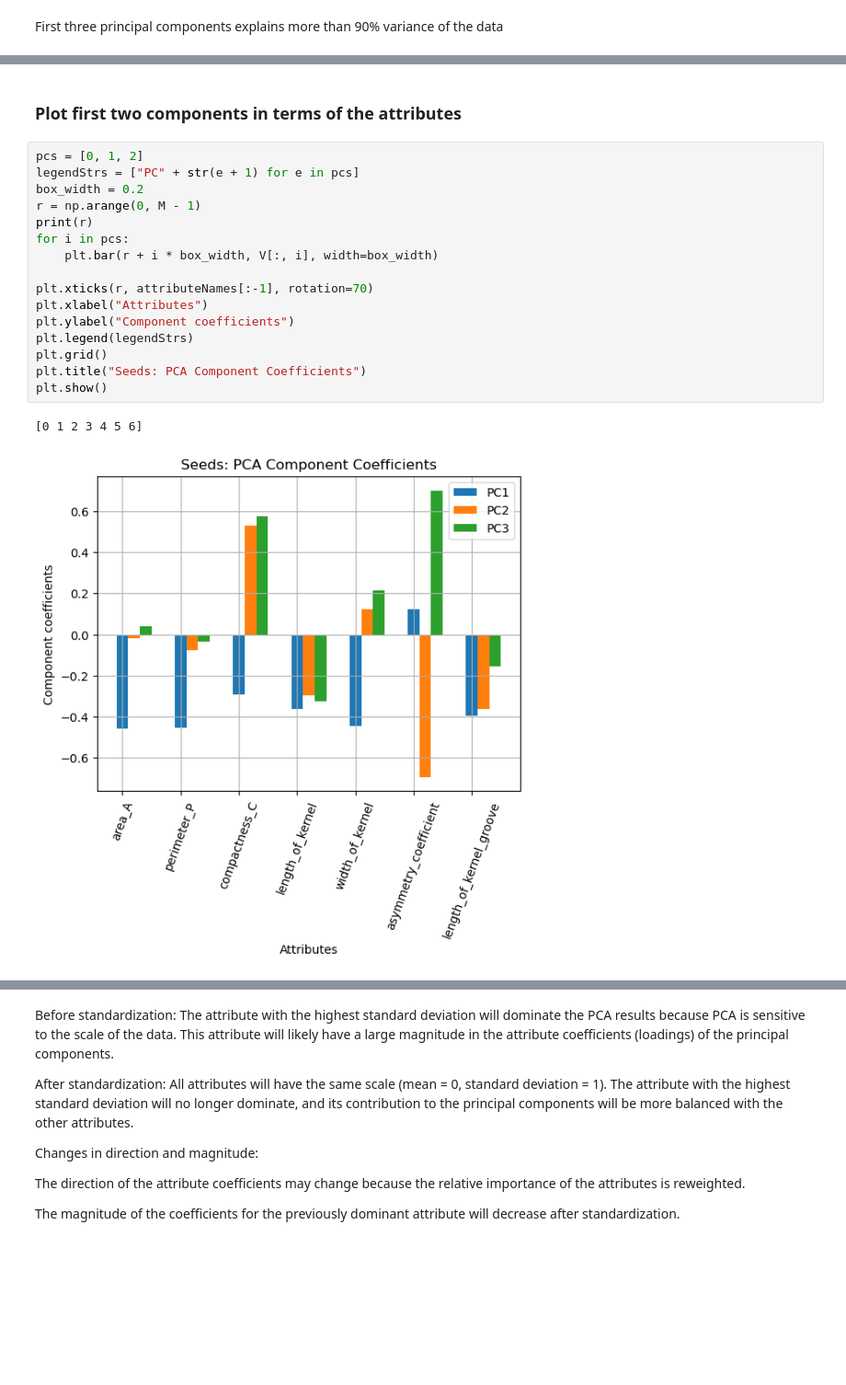
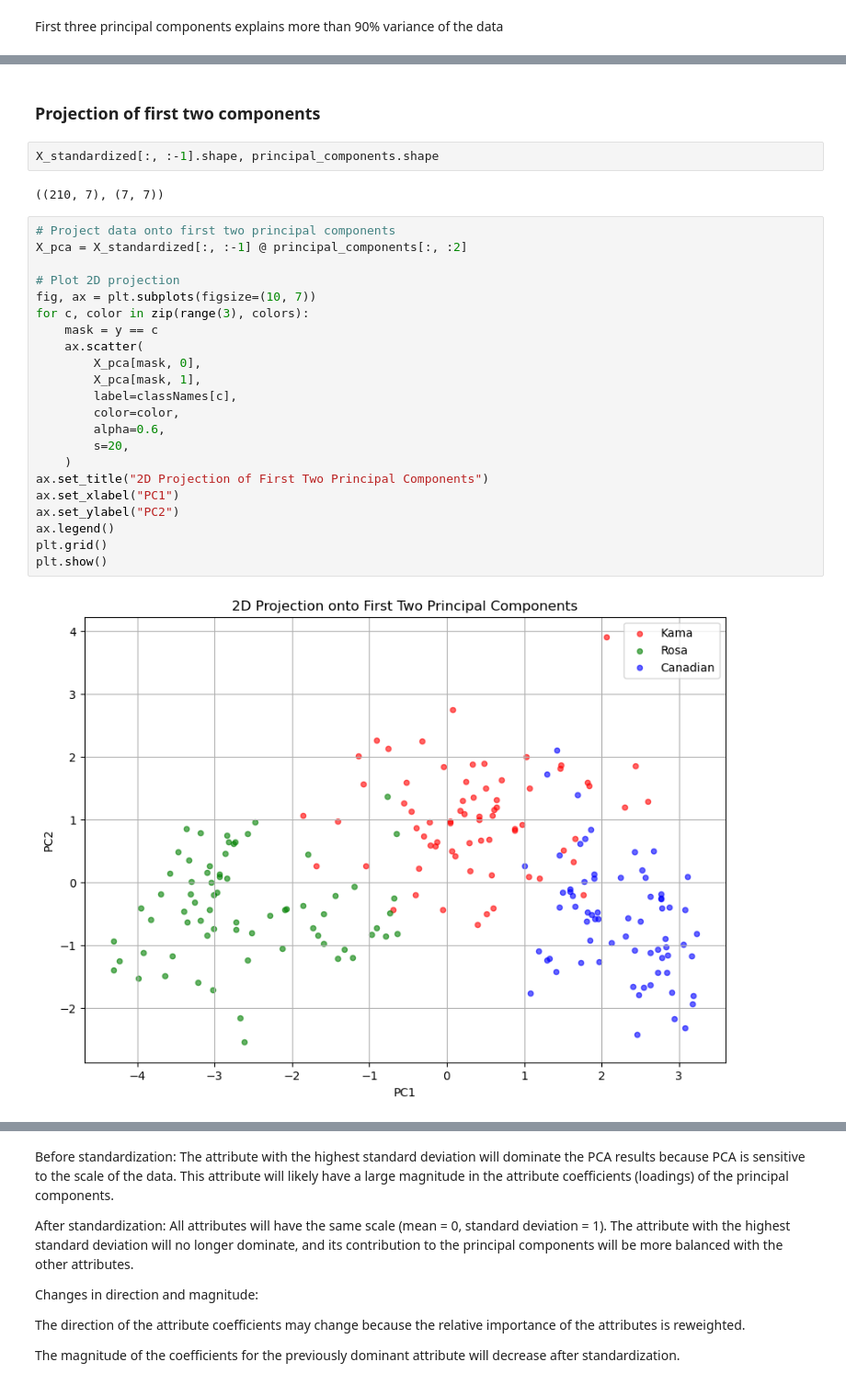
Before and after one commit to Connorudd02/Project_1, a Jupyter notebook: Project_1.ipynb, the cells around one changed output, grey strips where cells are left out. Shown at 92% size. Cells and saved outputs as stored; diff of their text form; blank space fills up the shorter version.

```diff
--- a/Project_1.ipynb
+++ b/Project_1.ipynb
@@ -186,22 +264,31 @@ First three principal components explains more than 90% variance of the data
 # %% [markdown]
-### Plot first two components in terms of the attributes
+### Projection of first two components
-# %%
-pcs = [0, 1, 2]
-legendStrs = ["PC" + str(e + 1) for e in pcs]
-box_width = 0.2
-r = np.arange(0, M - 1)
-print(r)
-for i in pcs:
-    plt.bar(r + i * box_width, V[:, i], width=box_width)
-
-plt.xticks(r, attributeNames[:-1], rotation=70)
-plt.xlabel("Attributes")
-plt.ylabel("Component coefficients")
-plt.legend(legendStrs)
-plt.grid()
-plt.title("Seeds: PCA Component Coefficients")
-plt.show()
-# %% [output]
-[0 1 2 3 4 5 6]
-[figure, removed]
+# %%
+X_standardized[:, :-1].shape, principal_components.shape
+# %% [output]
+((210, 7), (7, 7))
+# %%
+# Project data onto first two principal components
+X_pca = X_standardized[:, :-1] @ principal_components[:, :2]
+
+# Plot 2D projection
+fig, ax = plt.subplots(figsize=(10, 7))
+for c, color in zip(range(3), colors):
+    mask = y == c
+    ax.scatter(
+        X_pca[mask, 0],
+        X_pca[mask, 1],
+        label=classNames[c],
+        color=color,
+        alpha=0.6,
+        s=20,
+    )
+ax.set_title("2D Projection of First Two Principal Components")
+ax.set_xlabel("PC1")
+ax.set_ylabel("PC2")
+ax.legend()
+plt.grid()
+plt.show()
+# %% [output]
+[figure, added]
 # %% [markdown]
```
Also changed, not shown: parts of 18 cells of this notebook.
